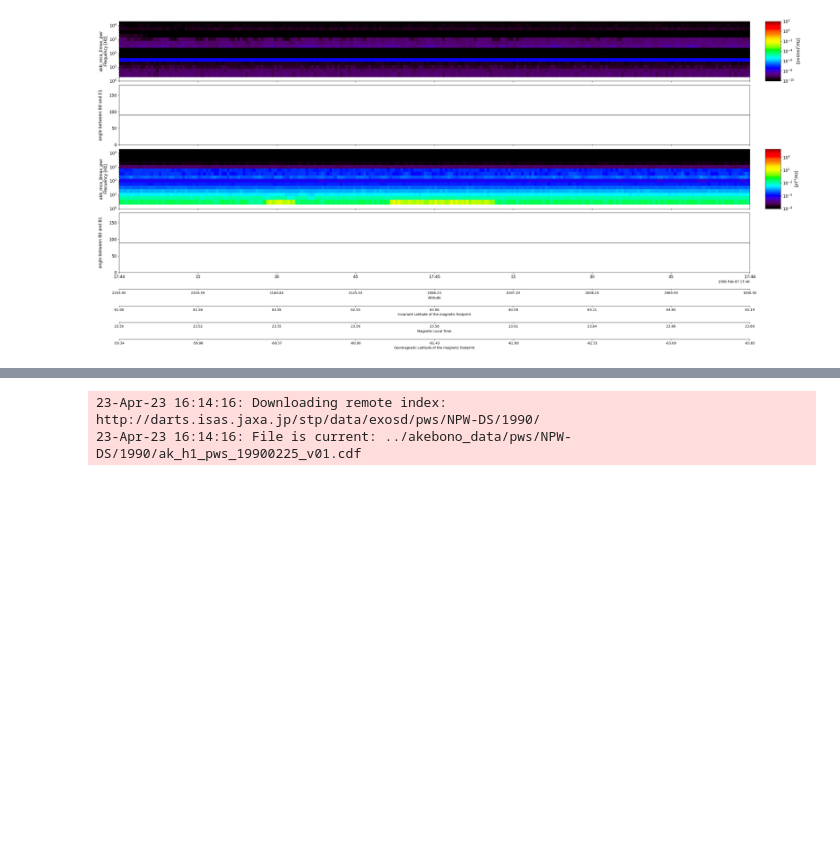
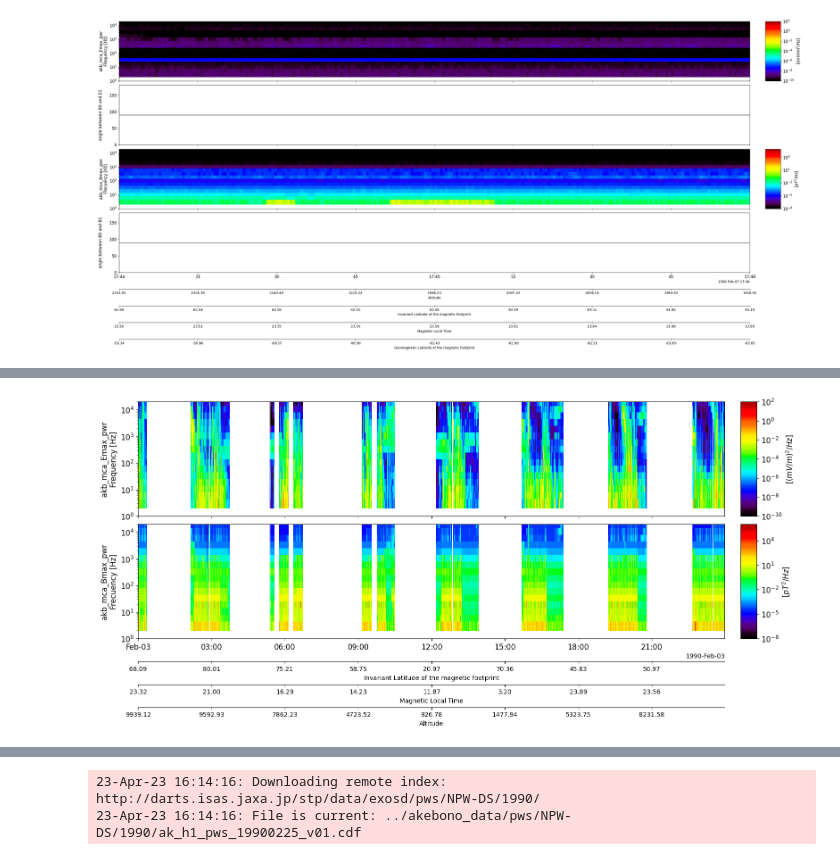
Before and after one commit to shuji-onosawa/akebono_analysis, a Jupyter notebook: src/Akebono_analysis.ipynb, the cells around one changed output, grey strips where cells are left out. Drawn from its saved outputs; the diff is of its cells as text; code cells hidden in the pictures; blank space fills up the shorter version.

```diff
--- a/src/Akebono_analysis.ipynb
+++ b/src/Akebono_analysis.ipynb
@@ -355,0 +547,7 @@ akebono pws test
+# %%
+pytplot.tlimit(['1990-2-3 00:00:00', '1990-2-3 23:59:00'])
+pytplot.tplot(['akb_mca_Emax_pwr', 'akb_mca_Bmax_pwr'],
+              var_label=['akb_orb_inv', 'akb_orb_MLT', 'akb_orb_ALT'],
+              xsize=18, ysize=10, display=False)
+# %% [output]
+[figure, added]
```
Also changed, not shown: parts of 22 cells of this notebook, 5 other files.
